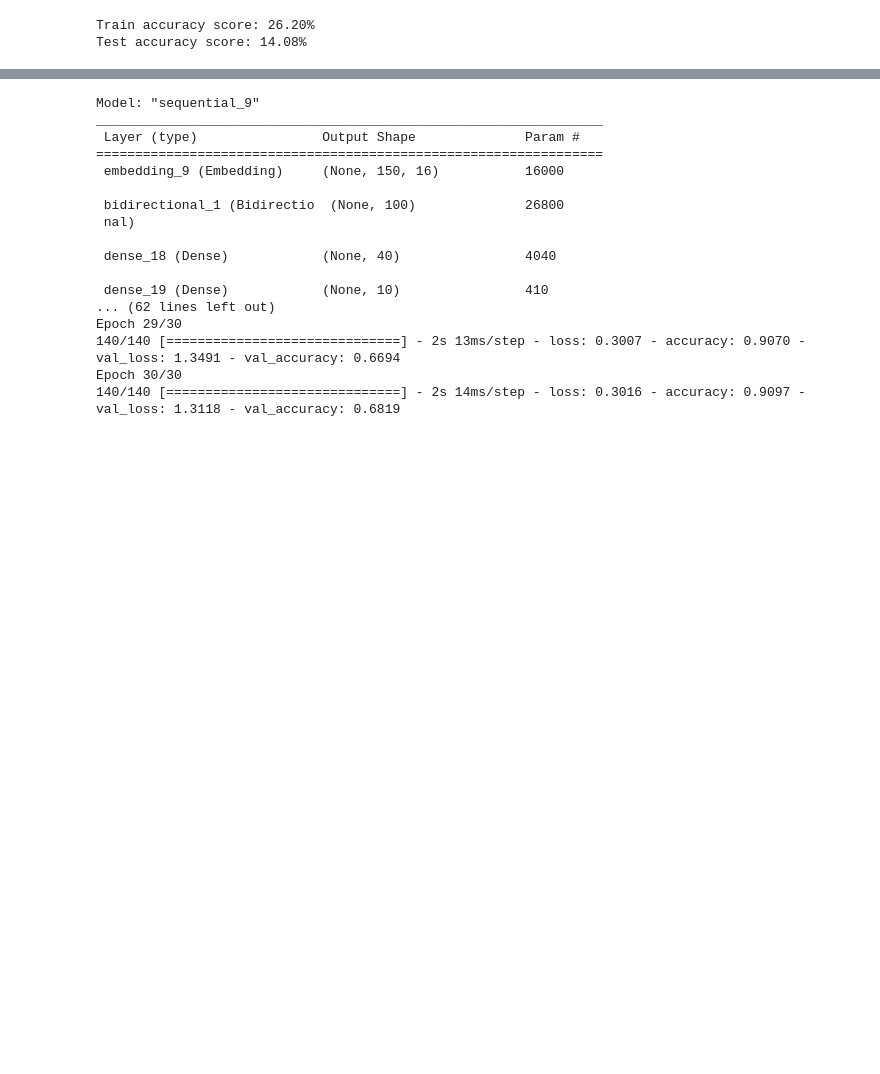
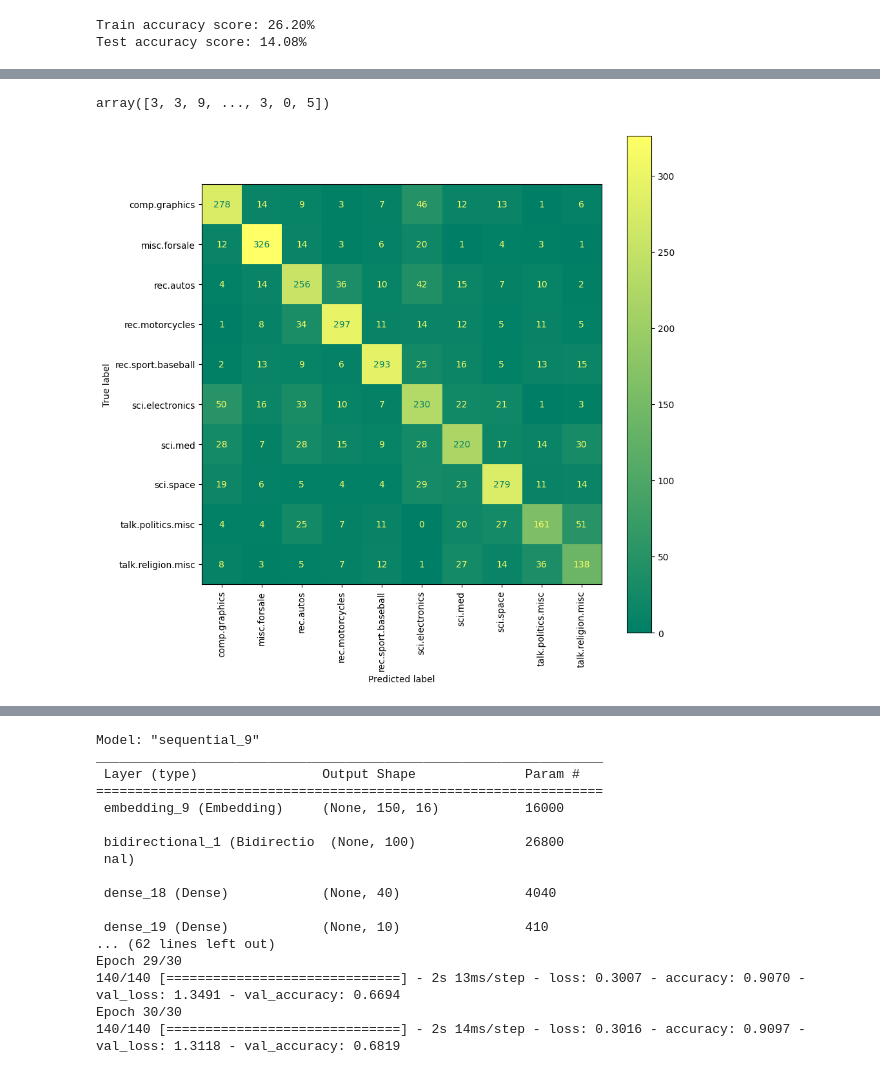
Before and after one commit to Battisaco/NLP_20newsgroup, a Jupyter notebook: text_analysis.ipynb, the cells around one changed output, grey strips where cells are left out. Cells and saved outputs as stored; diff of their text form; code cells hidden in the pictures; blank space fills up the shorter version.

```diff
--- a/text_analysis.ipynb
+++ b/text_analysis.ipynb
@@ -282,0 +307,2 @@ plot_graphs(history_I, "loss")
+# %%
+model_cnn = tf.keras.models.load_model('./saved_models/cnn_model')
@@ -282,0 +311,3 @@ plot_graphs(history_I, "loss")
+# %%
+cnn_pred = model_cnn.predict(test_padded)
+cnn_pred = np.argmax(cnn_pred,axis=1)
@@ -282,0 +316,17 @@ plot_graphs(history_I, "loss")
+# %%
+np.argmax(cnn_pred,axis=1)
+# %% [output]
+array([3, 3, 9, ..., 3, 0, 5])
+# %%
+cm = confusion_matrix(test_y, cnn_pred)
+disp = ConfusionMatrixDisplay(
+    confusion_matrix=cm,
+    display_labels= train_data.target_names
+)
+
+fig, ax = plt.subplots(figsize=(10, 10))
+disp = disp.plot(xticks_rotation='vertical', ax=ax, cmap='summer')
+
+plt.show()
+# %% [output]
+[figure, added]
```
Also changed, not shown: parts of 16 cells of this notebook.
